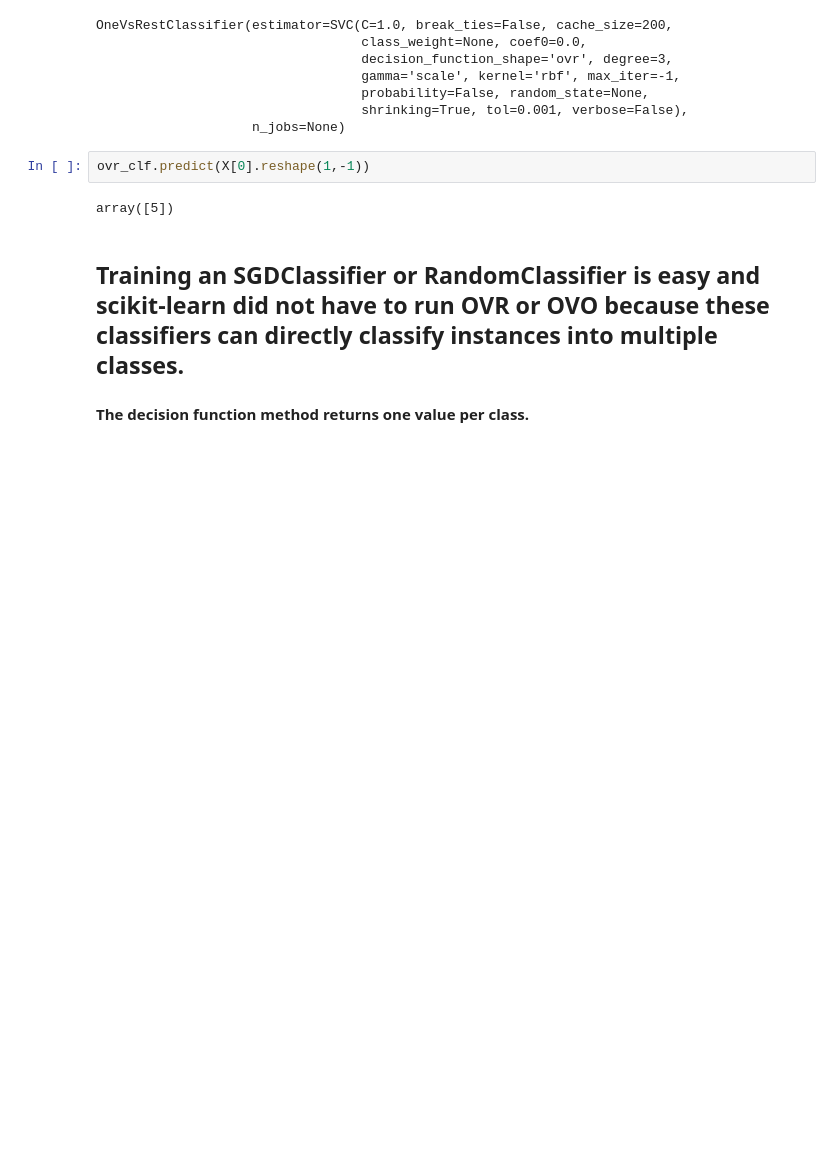
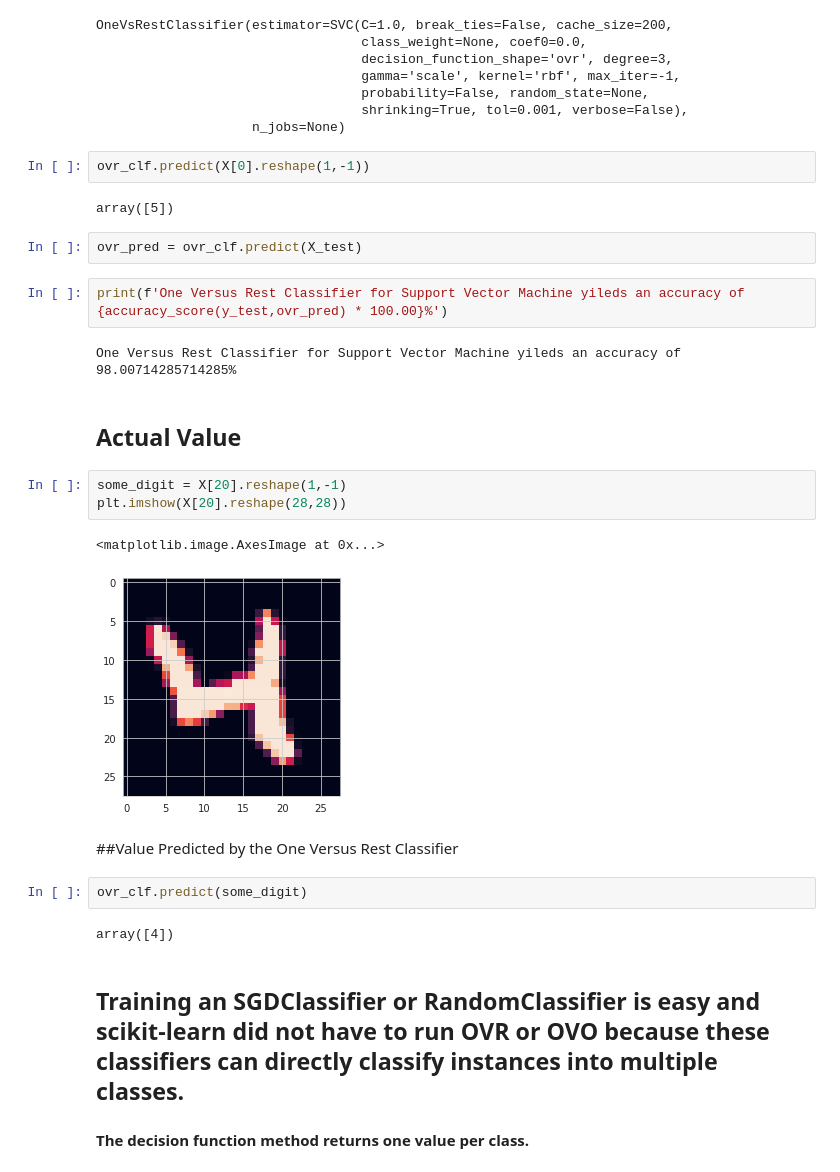
Before and after one commit to plaban1981/Hands-on-Machine-Learning, a Jupyter notebook: Classification_Technique.ipynb, the cells around one changed output. Cells and saved outputs as stored; diff of their text form; blank space fills up the shorter version.

```diff
--- a/Classification_Technique.ipynb
+++ b/Classification_Technique.ipynb
@@ -533,6 +556,26 @@ OneVsRestClassifier(estimator=SVC(C=1.0, break_ties=False, cache_size=200,
 ovr_clf.predict(X[0].reshape(1,-1))
 # %% [output]
 array([5])
+# %%
+ovr_pred = ovr_clf.predict(X_test)
+# %%
+print(f'One Versus Rest Classifier for Support Vector Machine yileds an accuracy of {accuracy_score(y_test,ovr_pred) * 100.00}%')
+# %% [output]
+One Versus Rest Classifier for Support Vector Machine yileds an accuracy of 98.00714285714285%
+# %% [markdown]
+## Actual Value
+# %%
+some_digit = X[20].reshape(1,-1)
+plt.imshow(X[20].reshape(28,28))
+# %% [output]
+<matplotlib.image.AxesImage at 0x...>
+[figure, added]
+# %% [markdown]
+##Value Predicted by the One Versus Rest Classifier
+# %%
+ovr_clf.predict(some_digit)
+# %% [output]
+array([4])
 # %% [markdown]
 ## Training an SGDClassifier or RandomClassifier is easy and scikit-learn did not have to run OVR or OVO because these classifiers can directly classify instances into multiple classes.
 
```
Also changed, not shown: parts of 44 cells of this notebook.
